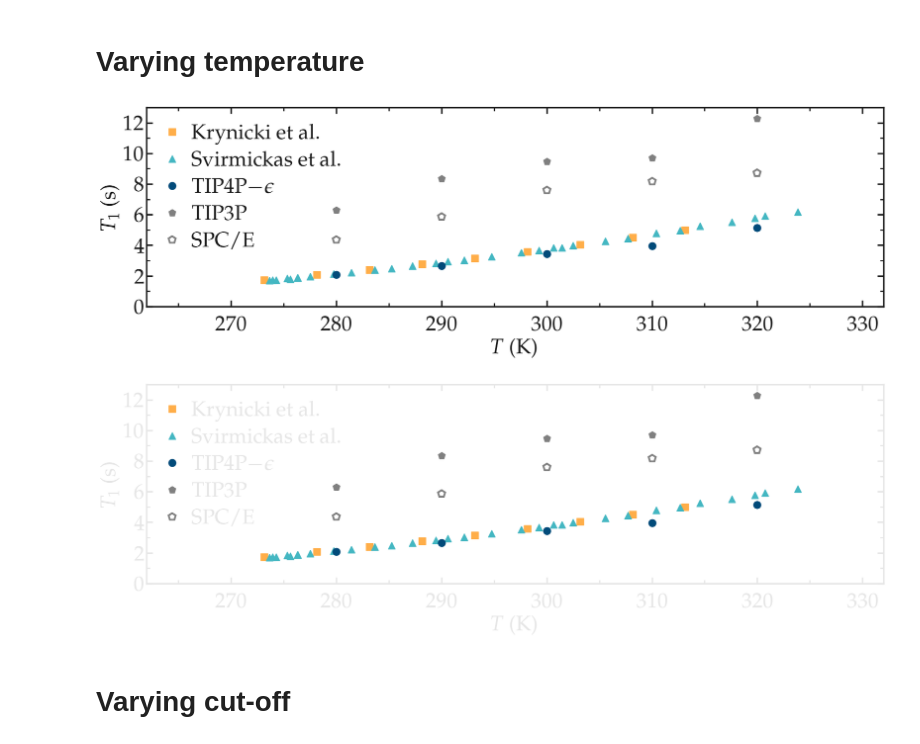
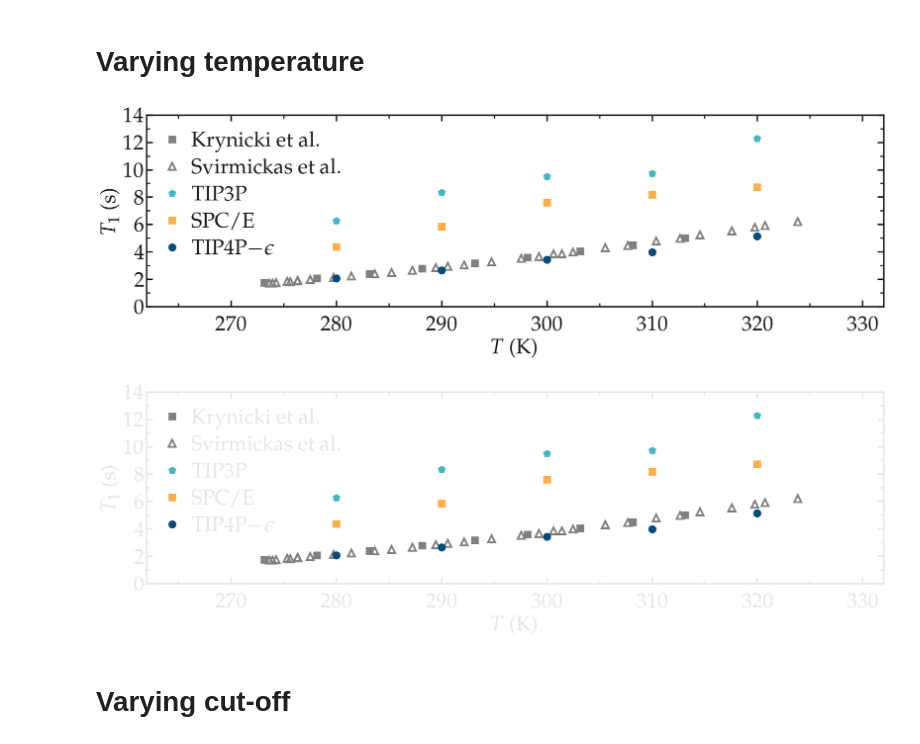
Before and after one commit to simongravelle/nmrformd, a Jupyter notebook: examples/illustrations/bulk-water.ipynb, the cells around one changed output. Drawn from its saved outputs; the diff is of its cells as text; code cells hidden in the pictures.

```diff
--- a/examples/illustrations/bulk-water.ipynb
+++ b/examples/illustrations/bulk-water.ipynb
@@ -118,32 +118,30 @@ R20_intra_vs_T3 = extract_R0(R2_intra_vs_T3)
 # %%
 filename = "experimental_comparison"
 for mode, mygray in zip(['light', 'dark'], [colors["mylightgray"], colors["mydarkgray"]]):
     fig = plt.figure(figsize=(18,6))
     ax, n, l_tot, c_tot = [], 0, 1, 1
     n += 1
     ax.append(plt.subplot(l_tot, c_tot, n))
-    ax[-1].plot(Krynicki66.T[0]+273.15, Krynicki66.T[1], "s", color=colors["myorange"],
+    ax[-1].plot(Krynicki66.T[0]+273.15, Krynicki66.T[1], "s", color=colors["mygray"],
                 markersize = 12, linewidth=4, label=r'Krynicki et al.')
-    ax[-1].plot(svirmickas73.T[0]+273.15, svirmickas73.T[1], "^", color=colors["mycyan"],
-                markersize = 12, linewidth=4, label=r'Svirmickas et al.')
+    ax[-1].plot(svirmickas73.T[0]+273.15, svirmickas73.T[1], "^", # color=colors["mygray"],
+                markersize = 12, linewidth=4, label=r'Svirmickas et al.',
+                markeredgewidth=3, markeredgecolor=colors["mygray"],markerfacecolor='none',)
+    ax[-1].plot(all_T3, 1/(R10_inter_vs_T3+R10_intra_vs_T3), "p", color=colors["mycyan"],
+                markersize = 12, linewidth=4, label=r'TIP3P')
+    ax[-1].plot(all_T2, 1/(R10_inter_vs_T2+R10_intra_vs_T2), "s", color=colors["myorange"],
+                markersize = 12, linewidth=4, label=r'SPC/E')
     ax[-1].plot(all_T, 1/(R10_inter_vs_T+R10_intra_vs_T), "o", color=colors["mydarkblue"],
                 markersize = 12, linewidth=4, label=r'TIP4P$-\epsilon$')
-    ax[-1].plot(all_T3, 1/(R10_inter_vs_T3+R10_intra_vs_T3), "p", color=colors["mygray"],
-                markersize = 12, linewidth=4, label=r'TIP3P')
-    ax[-1].plot(all_T2, 1/(R10_inter_vs_T2+R10_intra_vs_T2), "p",
-                markeredgewidth=3,
-                markeredgecolor=colors["mygray"],
-                markerfacecolor='none',
-                markersize = 12, linewidth=4, label=r'SPC/E')
     complete_panel(ax[-1], r'$T$ (K)', r'$T_1$ (s)',
                    legend=True, axis_color=mygray, xpad=15)
-    set_boundaries(plt, x_boundaries=(262, 332), y_boundaries=(0, 13))
+    set_boundaries(plt, x_boundaries=(262, 332), y_boundaries=(0, 14))
     # x_ticks=np.arange(-1, 0.2, 0.2)
     # add_subplotlabels(fig, ax, ["a", "b"], color=mygray)
     save_figure(plt, fig, mode, git_path, path_figures, filename)
 # %% [output]
-[figure, old version]
+[figure, new version]
-[figure, old version]
+[figure, new version]
 # %% [markdown]
 # Varying cut-off
 # %%
```
Also changed, not shown: 23 other files.
